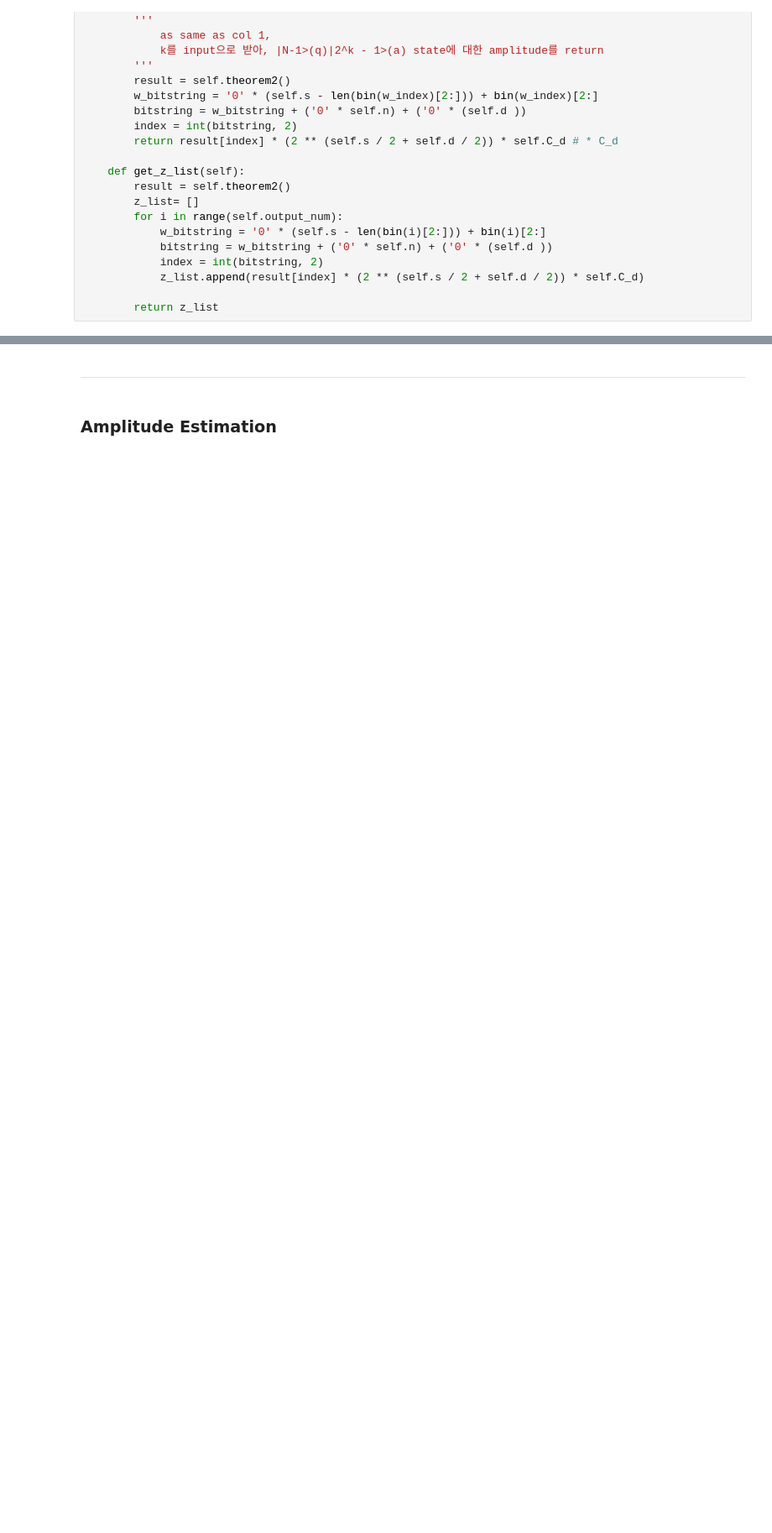
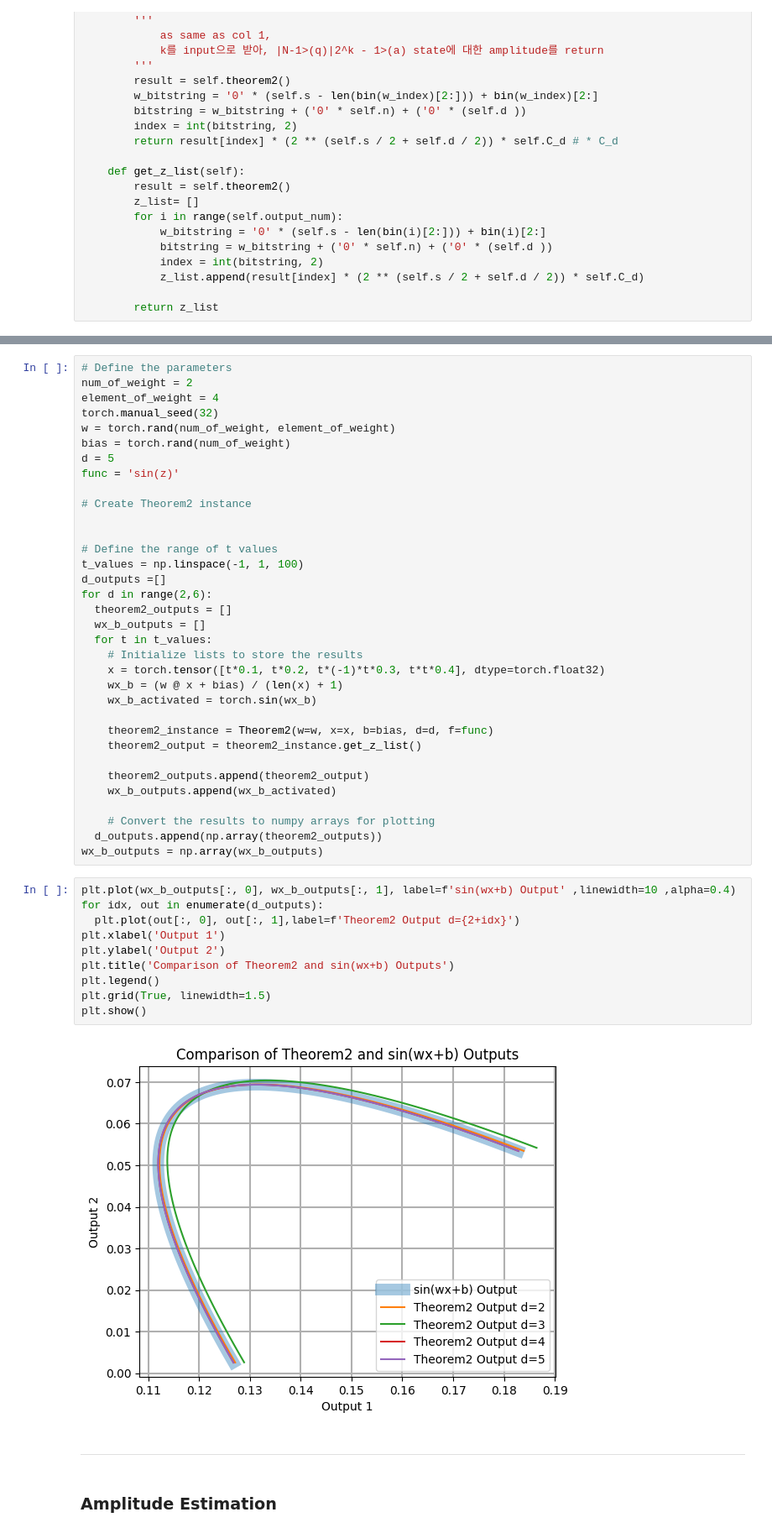
Before and after one commit to sehyunsix/NERF-vs-QRF, a Jupyter notebook: QAF/QAF.ipynb, the cells around one changed output, grey strips where cells are left out. Shown at 84% size. Cells and saved outputs as stored; diff of their text form; blank space fills up the shorter version.

```diff
--- a/QAF/QAF.ipynb
+++ b/QAF/QAF.ipynb
@@ -472,3 +416,49 @@ RuntimeError: expected scalar type Float but found Double
+# %%
+# Define the parameters
+num_of_weight = 2
+element_of_weight = 4
+torch.manual_seed(32)
+w = torch.rand(num_of_weight, element_of_weight)
+bias = torch.rand(num_of_weight)
+d = 5
+func = 'sin(z)'
+
+# Create Theorem2 instance
+
+
+# Define the range of t values
+t_values = np.linspace(-1, 1, 100)
+d_outputs =[]
+for d in range(2,6):
+  theorem2_outputs = []
+  wx_b_outputs = []
+  for t in t_values:
+    # Initialize lists to store the results
+    x = torch.tensor([t*0.1, t*0.2, t*(-1)*t*0.3, t*t*0.4], dtype=torch.float32)
+    wx_b = (w @ x + bias) / (len(x) + 1)
+    wx_b_activated = torch.sin(wx_b)
+
+    theorem2_instance = Theorem2(w=w, x=x, b=bias, d=d, f=func)
+    theorem2_output = theorem2_instance.get_z_list()
+
+    theorem2_outputs.append(theorem2_output)
+    wx_b_outputs.append(wx_b_activated)
+
+    # Convert the results to numpy arrays for plotting
+  d_outputs.append(np.array(theorem2_outputs))
+wx_b_outputs = np.array(wx_b_outputs)
+# %%
+plt.plot(wx_b_outputs[:, 0], wx_b_outputs[:, 1], label=f'sin(wx+b) Output' ,linewidth=10 ,alpha=0.4)
+for idx, out in enumerate(d_outputs):
+  plt.plot(out[:, 0], out[:, 1],label=f'Theorem2 Output d={2+idx}')
+plt.xlabel('Output 1')
+plt.ylabel('Output 2')
+plt.title('Comparison of Theorem2 and sin(wx+b) Outputs')
+plt.legend()
+plt.grid(True, linewidth=1.5)
+plt.show()
+# %% [output]
+[figure, added]
 # %% [markdown]
 ---
 # %% [markdown]
```
Also changed, not shown: parts of 2 cells of this notebook, 38 other files.
